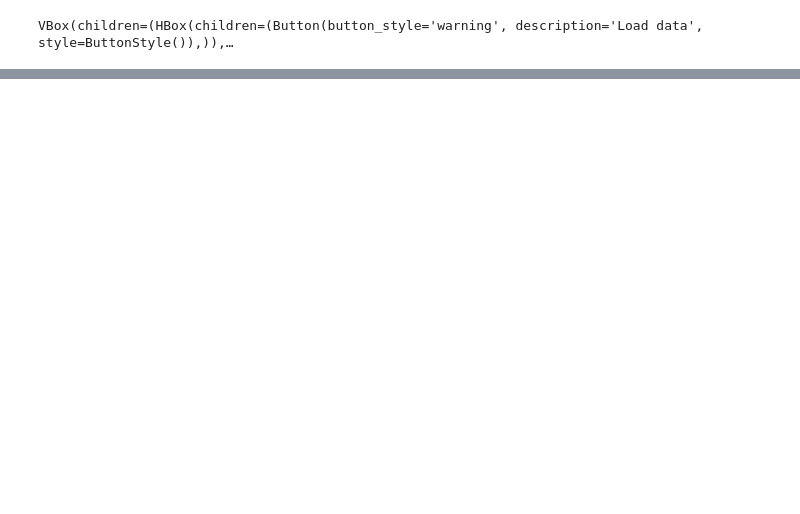
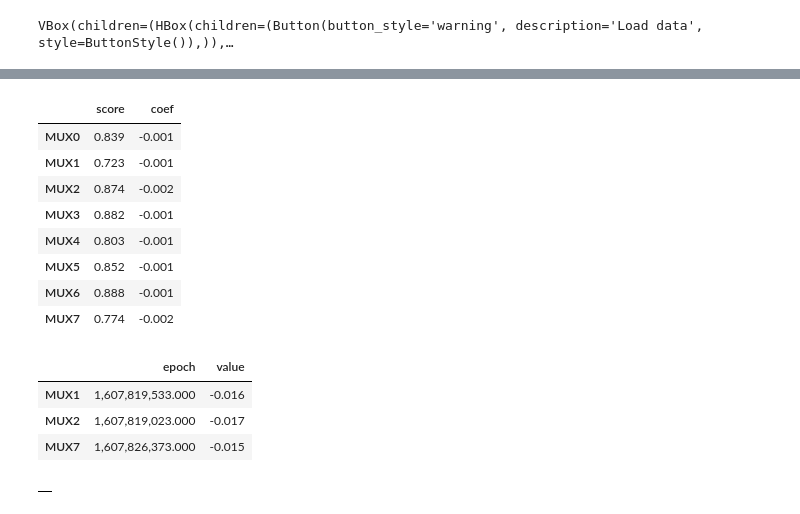
Before and after one commit to mygs/babilonia, a Jupyter notebook: research/notebook/IrrigationAdvice.ipynb, the cells around one changed output, grey strips where cells are left out. Drawn from its saved outputs; the diff is of its cells as text; code cells hidden in the pictures; blank space fills up the shorter version.

Commit message:
get training data

```diff
--- a/research/notebook/IrrigationAdvice.ipynb
+++ b/research/notebook/IrrigationAdvice.ipynb
@@ -185,3 +145,8 @@ True
 OFFLINE=50
 WET=350
 NOSOIL=680
+# %%
+#Ignoring malfuncional probes
+latest_moisture_level = get_latest_moisture_level(data_noise_filtered)
+valid_probes = latest_moisture_level[(latest_moisture_level > OFFLINE) & (latest_moisture_level < NOSOIL)].index.values
+print(valid_probes)
@@ -187,0 +167,27 @@ NOSOIL=680
+# %%
+pandas.options.display.float_format = '{:,.3f}'.format
+
+alpha = linear_regressor(data_noise_filtered)
+alpha.loc[alpha.index.intersection(valid_probes)]
+# %% [output]
+|  | score | coef |
+| MUX0 | 0.839 | -0.001 |
+| MUX1 | 0.723 | -0.001 |
+| MUX2 | 0.874 | -0.002 |
+| MUX3 | 0.882 | -0.001 |
+| MUX4 | 0.803 | -0.001 |
+| MUX5 | 0.852 | -0.001 |
+| MUX6 | 0.888 | -0.001 |
+| MUX7 | 0.774 | -0.002 |
+# %%
+ruptures = detect_rupture_oasis(data_noise_filtered)
+ruptures['downward'].loc[ruptures['downward'].index.intersection(valid_probes)]
+# %% [output]
+|  | epoch | value |
+| MUX1 | 1,607,819,533.000 | -0.016 |
+| MUX2 | 1,607,819,023.000 | -0.017 |
+| MUX7 | 1,607,826,373.000 | -0.015 |
+# %%
+ruptures['upward'].loc[ruptures['upward'].index.intersection(valid_probes)]
+# %% [output]
+|  |
```
Also changed, not shown: parts of 11 cells of this notebook, 9 other files.
